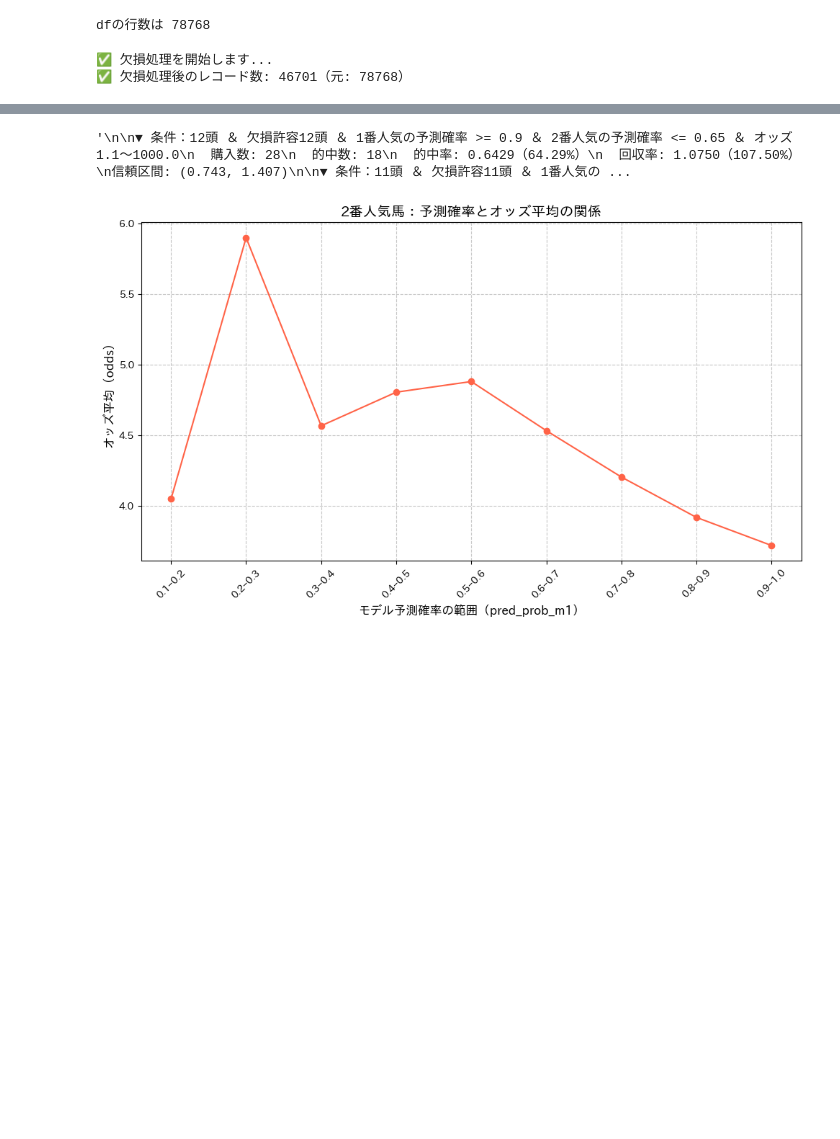
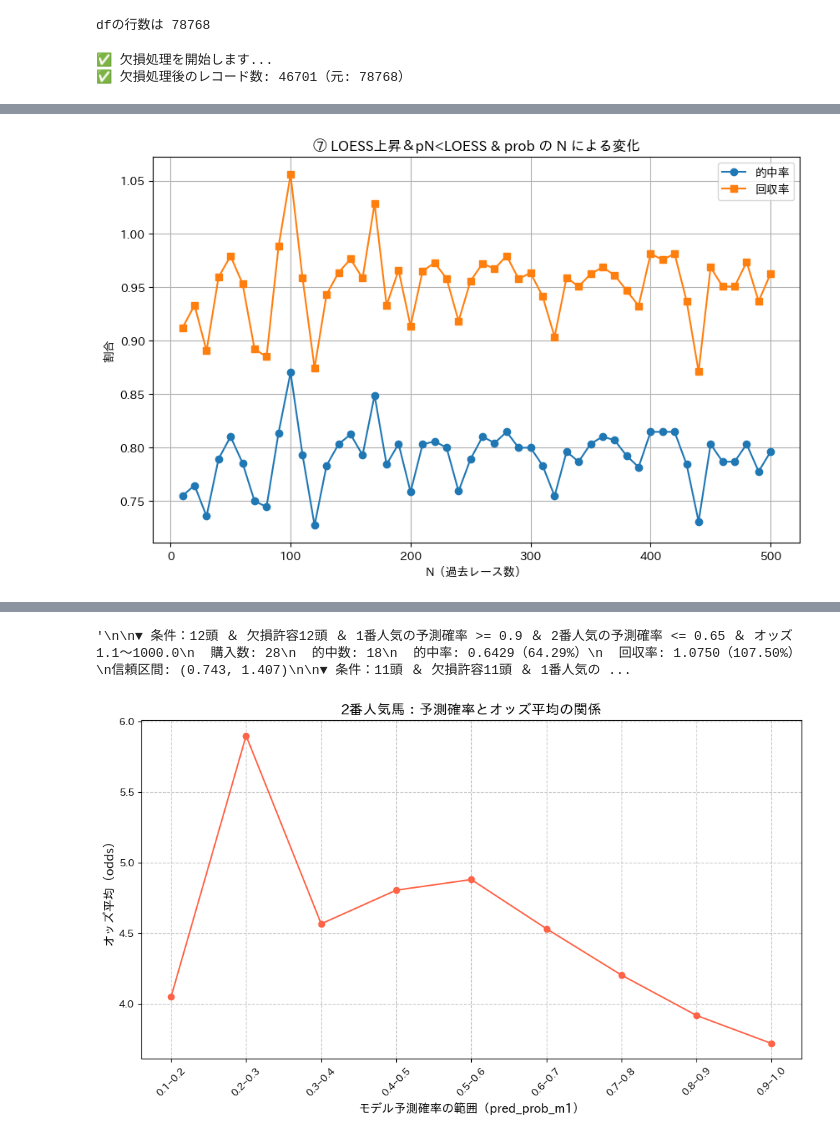
Before and after one commit to anniereon/keiba_ml, a Jupyter notebook: 上位に入る確率を予想して的中率や回収率の改善に繋げたい.ipynb, the cells around one changed output, grey strips where cells are left out. Saved outputs shown, nothing was run; the diff lists cells and outputs as text; code cells hidden in the pictures; blank space fills up the shorter version.

```diff
--- a/上位に入る確率を予想して的中率や回収率の改善に繋げたい.ipynb
+++ b/上位に入る確率を予想して的中率や回収率の改善に繋げたい.ipynb
@@ -374 +615,36 @@ print("\n✅ コースごとの的中率とはずれ率を表形式でCSV出力
+# %%
+import matplotlib.pyplot as plt
+
+# --- Nの範囲設定 ---
+N_values = range(10, 501, 10)  # 例: 20から200まで10刻み
+accuracy_list = []
+roi_list = []
+
+for N_test in N_values:
+    df_plot['pN'] = df_plot['is_win'].rolling(N_test, min_periods=1).mean().shift(1)
+    df_plot['EMA'] = df_plot['pN'].ewm(span=EMA_SPAN, adjust=False).mean()
+
+    # LOESS はそのまま再計算
+    loess_smoothed = lowess(df_plot['pN'], x, frac=loess_frac, return_sorted=False)
+    df_plot['loess'] = loess_smoothed
+
+    # ⑦条件
+    df_plot['cond_loess_hybrid_prob'] = (df_plot['loess_slope'] > 0) & (df_plot['pN'] < df_plot['loess']) & (df_plot['pred_prob_m1'] >= prob_threshold)
+
+    res = simulate_hits(df_plot, 'cond_loess_hybrid_prob', min_odds, max_odds)
+    accuracy_list.append(res['accuracy'])
+    roi_list.append(res['roi'])
+
+# --- グラフ描画 ---
+plt.figure(figsize=(10, 6))
+plt.plot(N_values, accuracy_list, marker='o', label='的中率')
+plt.plot(N_values, roi_list, marker='s', label='回収率')
+plt.xlabel('N（過去レース数）')
+plt.ylabel('割合')
+plt.title('⑦ LOESS上昇＆pN<LOESS & prob の N による変化')
+plt.grid(True)
+plt.legend()
+plt.show()
+# %% [output]
+[figure, added]
 # %%
```
Also changed, not shown: parts of 8 cells of this notebook.
